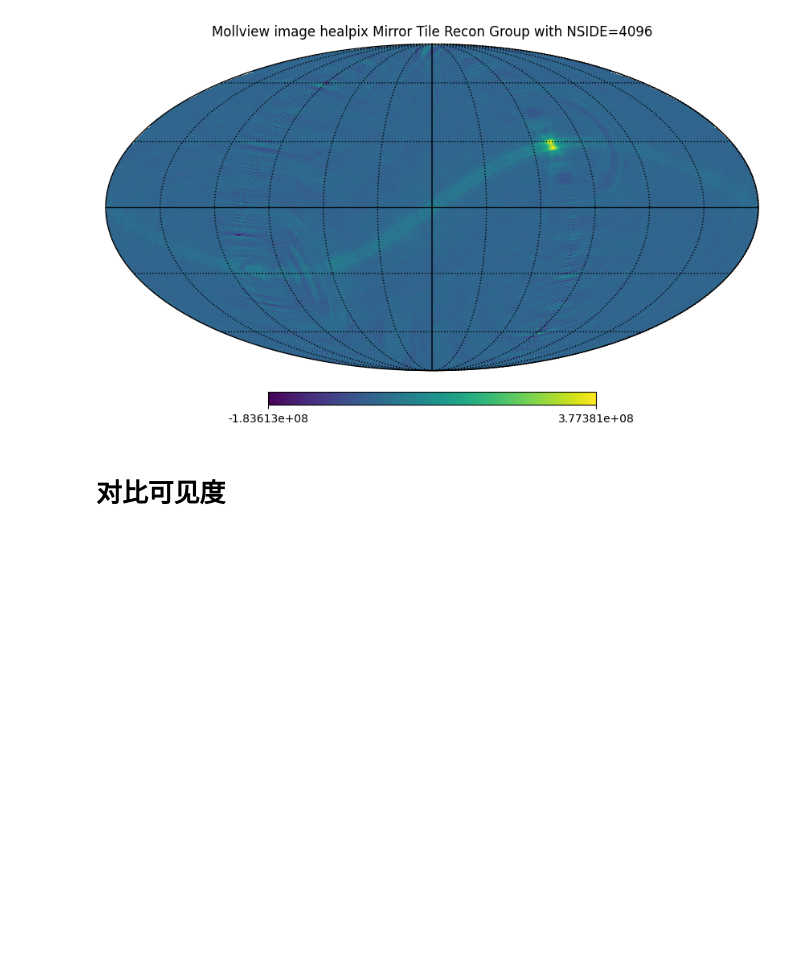
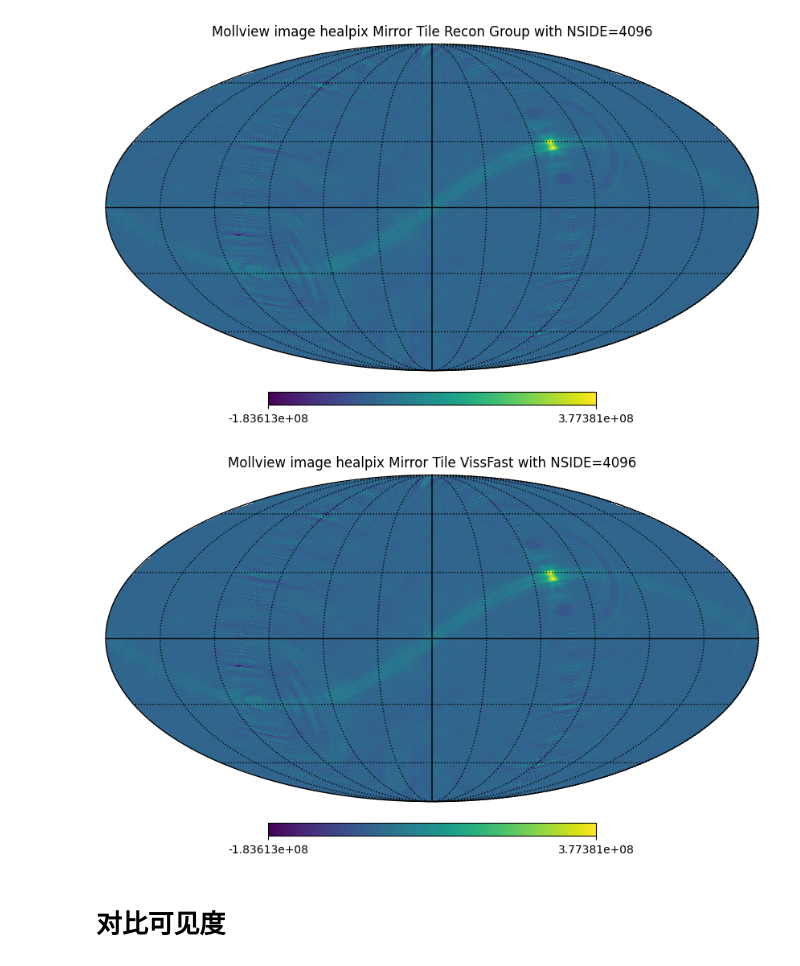
Before and after one commit to SSshuishui/viss_optimize_ws, a Jupyter notebook: healpix_ws_10Mhz.ipynb, the cells around one changed output. Cells and saved outputs as stored; diff of their text form; code cells hidden in the pictures; blank space fills up the shorter version.

Commit message:
viss stage with fast path

```diff
--- a/healpix_ws_10Mhz.ipynb
+++ b/healpix_ws_10Mhz.ipynb
@@ -49,6 +49,14 @@ hp.graticule()  # 添加经纬线
 plt.show()
 # %% [output]
 [figure]
+# %%
+mirror_tile_vissfast = np.fromfile("./out10M_online_mirror_tile_vissfast/C1day10M.bin", dtype=np.float32)
+
+hp.mollview(mirror_tile_vissfast, nest=True, title="Mollview image healpix Mirror Tile VissFast with NSIDE=4096")
+hp.graticule()  # 添加经纬线
+plt.show()
+# %% [output]
+[figure, added]
 # %% [markdown]
 # 对比可见度
 # %%
```
Also changed, not shown: parts of 2 cells of this notebook, 1 other file.
